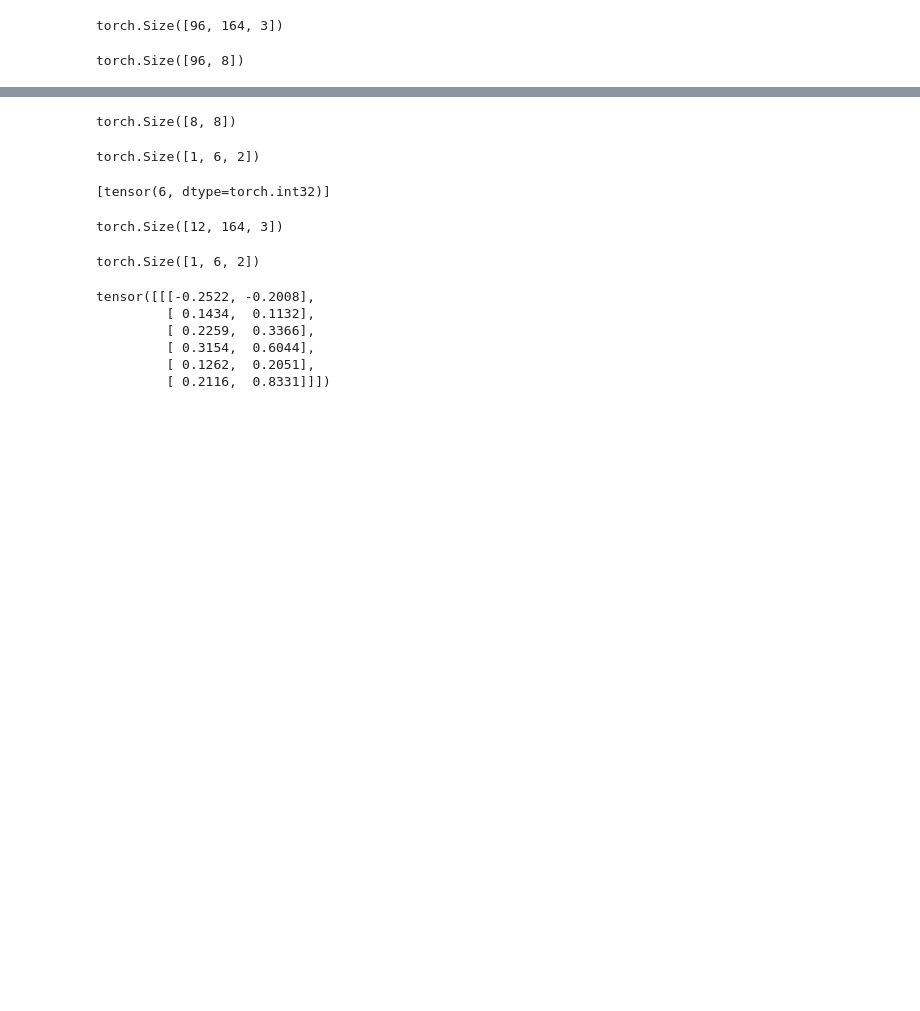
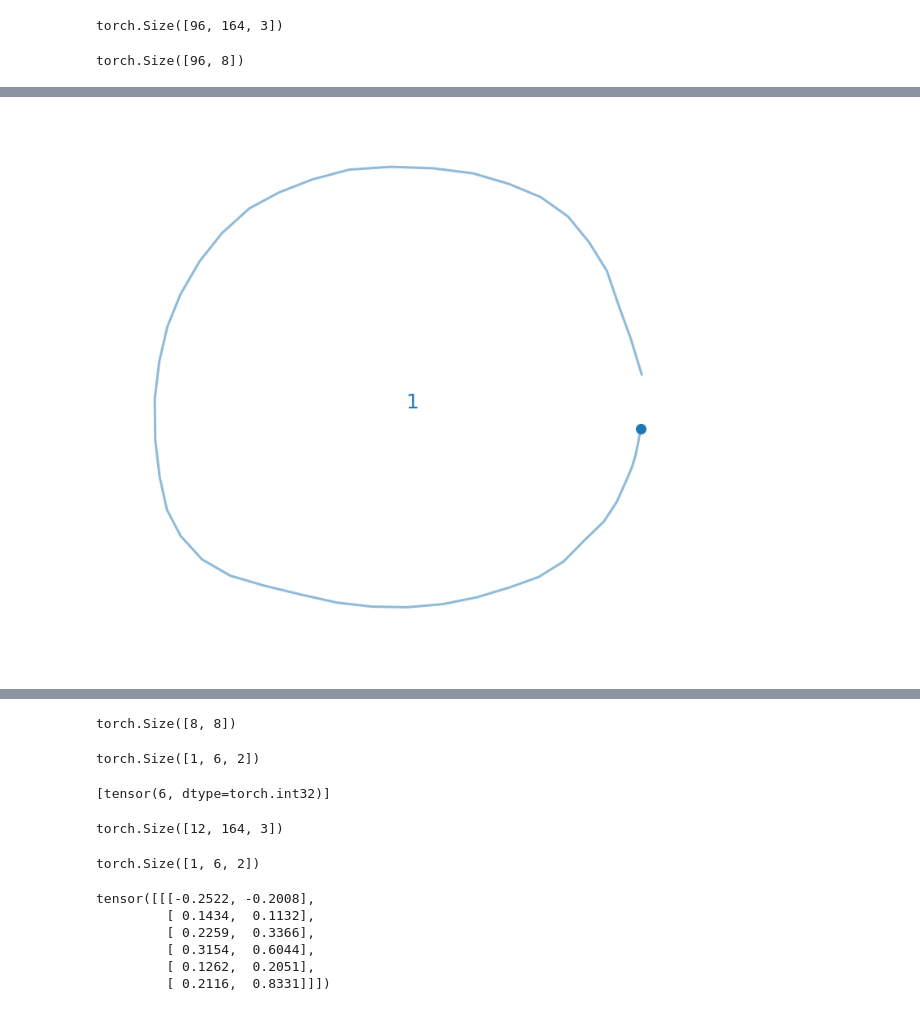
Before and after one commit to IAmigos/CoSE-pytorch, a Jupyter notebook: prueba_eval_and_drawing.ipynb, the cells around one changed output, grey strips where cells are left out. Cells and saved outputs as stored; diff of their text form; code cells hidden in the pictures; blank space fills up the shorter version.

```diff
--- a/prueba_eval_and_drawing.ipynb
+++ b/prueba_eval_and_drawing.ipynb
@@ -98,0 +103,25 @@ torch.Size([96, 8])
+# %%
+from chamferdist import ChamferDistance
+for get_reconstruction_metrics(batch_encoder_out, strok_len_inputs):
+    loss_ae = 0
+    chamf_dist = 0
+    q = 0
+    for i, stroke_embedding in enumerate(encoder_out):
+        if strok_len_inputs[i] > 0:
+            t_inputs = torch.linspace(0, 1, steps=strok_len_inputs[i]).to(device)
+            t_inp = t_inputs.reshape(1,-1)
+            stroke_emb = stroke_embedding.reshape(1,-1).repeat(t_inp.size(-1), 1)
+            t_inp = t_inp.reshape(-1,1)
+            recons_input = torch.cat([stroke_emb, t_inp], dim = 1)
+            try:
+                recons_stroke, ae_mu, ae_sigma, ae_pi= cose.decoder(recons_input)
+            except:
+                print(i)
+                print(recons_input)
+            orig_stroke_ = encoder_inputs[i:i+1,:strok_len_inputs[i],:2]
+            recon_stroke_ = recons_stroke.reshape(-1, strok_len_inputs[i],2)
+            loss_ae += -1*(logli_gmm_logsumexp(encoder_inputs[i:i+1,:strok_len_inputs[i],:2], ae_mu, ae_sigma, ae_pi).mean())
+            chamfer_dist = chamferDist(orig_stroke_, recon_stroke_).detach().cpu().item()
+            q+=1
+    loss_ae = loss_ae/q
+    chamf_dist = chamfer_dist/q
@@ -98,0 +131,5 @@ torch.Size([96, 8])
+# %%
+np_fig,fig_out, _ = transform_strokes_to_image(orig_stroke_.cpu().detach(), [45], start_coord[i].unsqueeze(dim = 0).cpu().detach(),
+                                    mean_channel, std_channel, None, log_dir, 'noutput_pruebas', square_figure=True, alpha=0.5, highlight_start=True)
+# %% [output]
+[figure, added]
```
Also changed, not shown: parts of 8 cells of this notebook, 2 other files.
